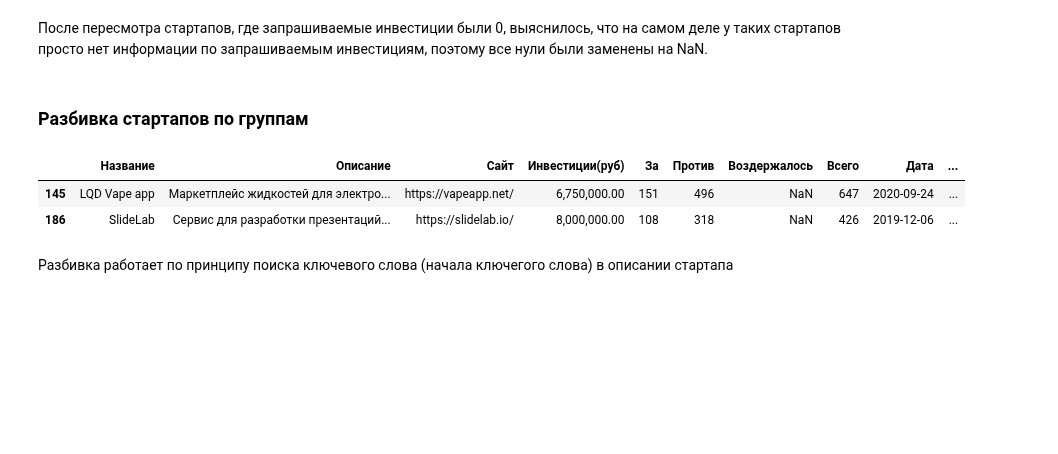
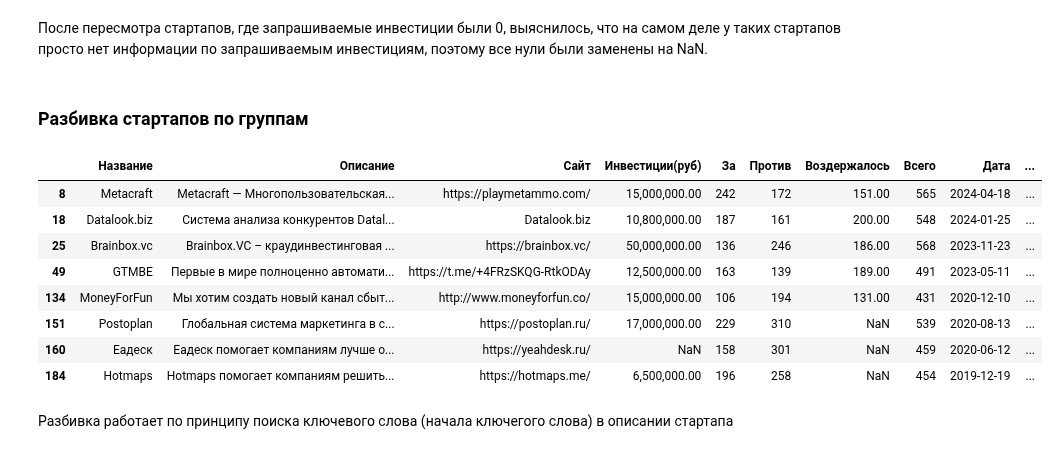
Before and after one commit to panchill/Startup-analytics, a Jupyter notebook: Startup_analytics.ipynb, the cells around one changed output. Cells and saved outputs as stored; diff of their text form; code cells hidden in the pictures; blank space fills up the shorter version.

```diff
--- a/Startup_analytics.ipynb
+++ b/Startup_analytics.ipynb
@@ -53,7 +53,7 @@ keywords = {
     'Telegram' : ['телеграм', 'telegram', 'бот'],
     'Взаимоотношения' : [ 'познакомиться', 'знакомств', 'отношени', 'свидани', 'коммуникаци', 'скандал'],
     'AI_помощники' : ['виртуальн', 'помощник', 'ai', 'искусственн', 'интелект', 'ии'],
-    'Маркетинг_и_реклама' : ['реклам', 'маркетинг', 'продвижение', 'целевая', 'crm', 'продажи', 'привлечен', 'инвестор'],
+    'Маркетинг_и_реклама' : ['реклам', 'маркетинг', 'продвижение', 'целевая', 'crm', 'привлечен', 'инвестор', 'конкурент'],
     'B2B' : ['b2b', 'бизнес'],
     'Медицина' : ['профилактик', 'медицин', 'врач', 'докт', 'хирург ', 'маломобильных', 'процедур','здоровь', 'вирус', 'анализы', 'психолог', 'таблет', 'больн', 'узи', 'заболевани', 'фармацевт'],
     'Образование': ['студент', 'университет', 'школ', 'образован', 'универ', 'экзамен', 'общежит', 'образован', 'английск', 'иностранн'],
@@ -89,11 +89,17 @@ def categorize_with_words(description):
     return pd.Series([categories, keywords_str])
 df[['Категория', 'Ключевые слова']] = df['Описание'].apply(categorize_with_words)
 # %%
-df[df['Категория'] == 'Маркетплейсы']
+df[df['Категория'] == 'Маркетинг_и_реклама']
 # %% [output]
 |  | Название | Описание | Сайт | Инвестиции(руб) | За | Против | Воздержалось | Всего | Дата | ... |
-| 145 | LQD Vape app | Маркетплейс жидкостей для электро... | https://vapeapp.net/ | 6,750,000.00 | 151 | 496 | NaN | 647 | 2020-09-24 | ... |
-| 186 | SlideLab | Сервис для разработки презентаций... | https://slidelab.io/ | 8,000,000.00 | 108 | 318 | NaN | 426 | 2019-12-06 | ... |
+| 8 | Metacraft | Metacraft — Многопользовательская... | https://playmetammo.com/ | 15,000,000.00 | 242 | 172 | 151.00 | 565 | 2024-04-18 | ... |
+| 18 | Datalook.biz | Система анализа конкурентов Datal... | Datalook.biz | 10,800,000.00 | 187 | 161 | 200.00 | 548 | 2024-01-25 | ... |
+| 25 | Brainbox.vc | Brainbox.VC – краудинвестинговая ... | https://brainbox.vc/ | 50,000,000.00 | 136 | 246 | 186.00 | 568 | 2023-11-23 | ... |
+| 49 | GTMBE | Первые в мире полноценно автомати... | https://t.me/+4FRzSKQG-RtkODAy | 12,500,000.00 | 163 | 139 | 189.00 | 491 | 2023-05-11 | ... |
+| 134 | MoneyForFun | Мы хотим создать новый канал сбыт... | http://www.moneyforfun.co/ | 15,000,000.00 | 106 | 194 | 131.00 | 431 | 2020-12-10 | ... |
+| 151 | Postoplan | Глобальная система маркетинга в с... | https://postoplan.ru/ | 17,000,000.00 | 229 | 310 | NaN | 539 | 2020-08-13 | ... |
+| 160 | Еадеск | Еадеск помогает компаниям лучше о... | https://yeahdesk.ru/ | NaN | 158 | 301 | NaN | 459 | 2020-06-12 | ... |
+| 184 | Hotmaps | Hotmaps помогает компаниям решить... | https://hotmaps.me/ | 6,500,000.00 | 196 | 258 | NaN | 454 | 2019-12-19 | ... |
 # %% [markdown]
 
 Разбивка работает по принципу поиска ключевого слова (начала ключегого слова) в описании стартапа
```
Also changed, not shown: parts of 5 cells of this notebook.
